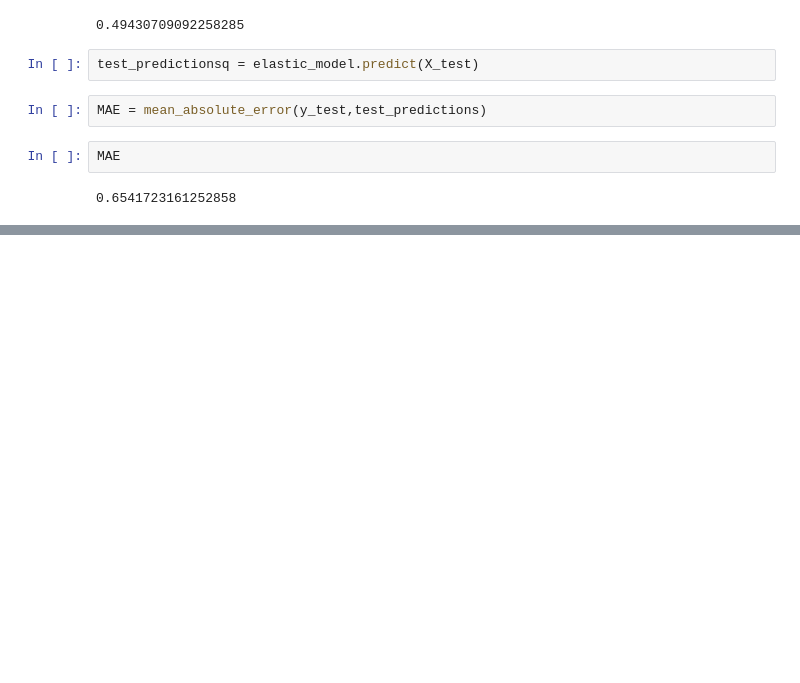
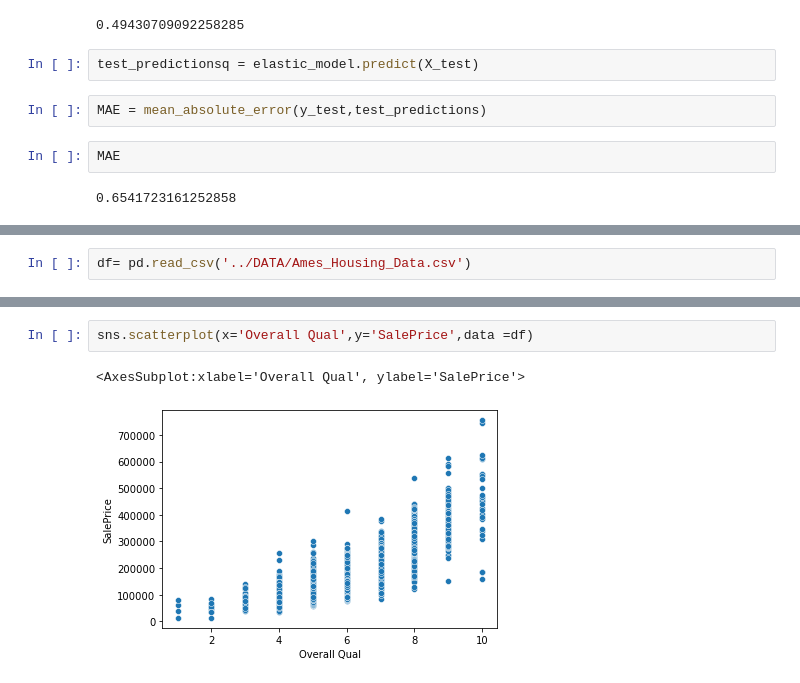
Before and after one commit to ddrightnow/Machine-Learning-Projects, a Jupyter notebook: Python Data Science and Machine Learning/Setup and Environments/08-Linear-Regression-Models/Data Science and Machine Learning Workbook 3.ipynb, the cells around one changed output, grey strips where cells are left out. Cells and saved outputs as stored; diff of their text form; blank space fills up the shorter version.

```diff
--- a/Python Data Science and Machine Learning/Setup and Environments/08-Linear-Regression-Models/Data Science and Machine Learning Workbook 3.ipynb
+++ b/Python Data Science and Machine Learning/Setup and Environments/08-Linear-Regression-Models/Data Science and Machine Learning Workbook 3.ipynb
@@ -732,0 +820,2 @@ MAE
+# %%
+df= pd.read_csv('../DATA/Ames_Housing_Data.csv')
@@ -732,0 +858,5 @@ MAE
+# %%
+sns.scatterplot(x='Overall Qual',y='SalePrice',data =df)
+# %% [output]
+<AxesSubplot:xlabel='Overall Qual', ylabel='SalePrice'>
+[figure, added]
```
Also changed, not shown: parts of 91 cells of this notebook.
